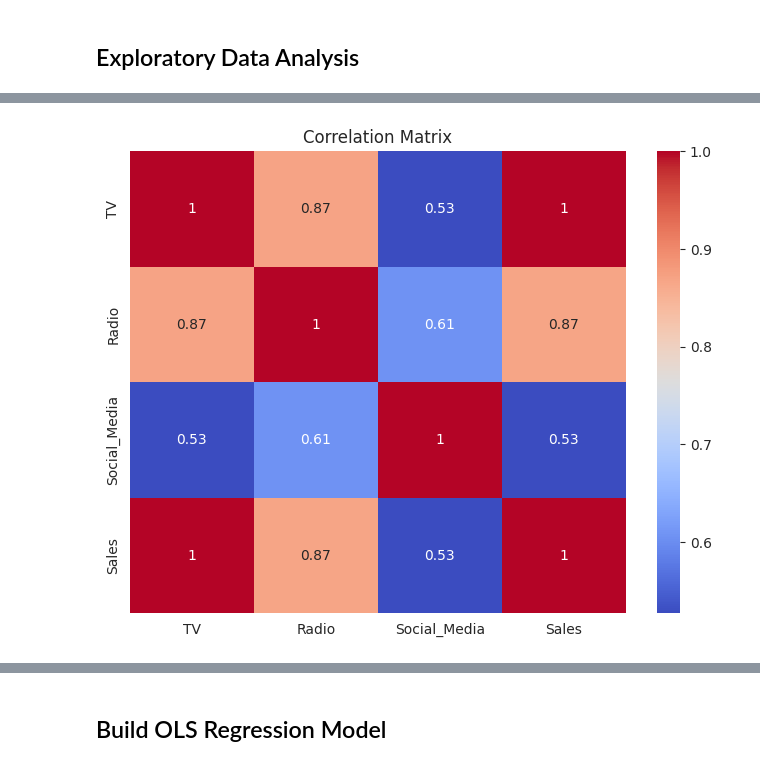
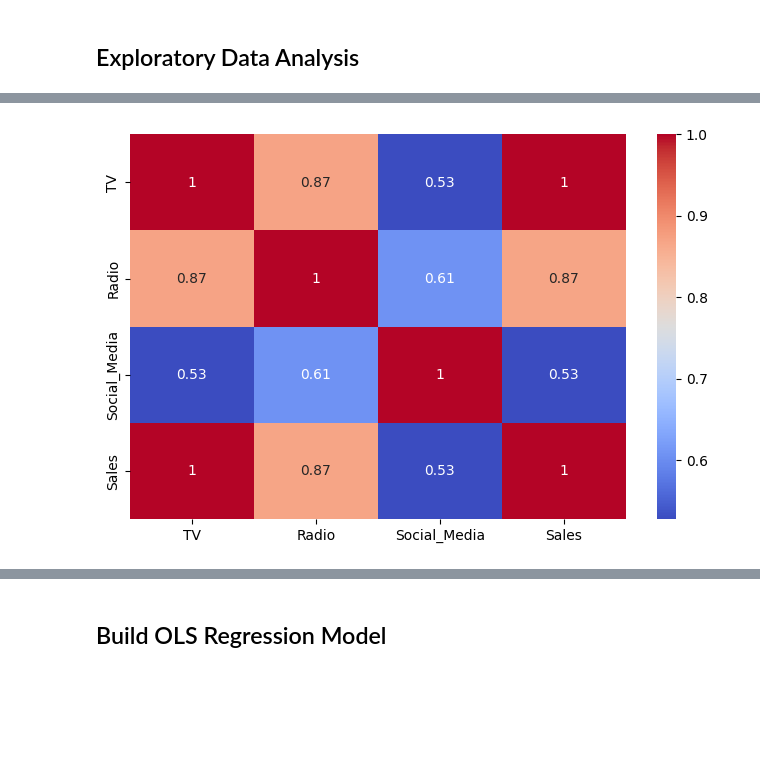
Before and after one commit to Bienbaz/Simple-Linear-Regression-Marketing-ROI-Analysis, a Jupyter notebook: regression_analysis.ipynb, the cells around one changed output, grey strips where cells are left out. Cells and saved outputs as stored; diff of their text form; code cells hidden in the pictures; blank space fills up the shorter version.

```diff
--- a/regression_analysis.ipynb
+++ b/regression_analysis.ipynb
@@ -17,8 +7,8 @@ Saving marketing_and_sales_data_evaluate_lr.csv to marketing_and_sales_data_eval
 # %%
 import pandas as pd
 import numpy as np
+import seaborn as sns
 import matplotlib.pyplot as plt
-import seaborn as sns
 import statsmodels.api as sm
-sns.set_style("whitegrid")
+from statsmodels.stats.diagnostic import het_breuschpagan
 # %%
@@ -57,7 +58,6 @@ Dataset shape: (4546, 4)
 # %%
-plt.figure(figsize=(8,6))
-sns.heatmap(df.corr(numeric_only=True), annot=True, cmap='coolwarm')
-plt.title("Correlation Matrix")
+plt.figure(figsize=(8,5))
+sns.heatmap(df.corr(), annot=True, cmap="coolwarm")
 plt.show()
 # %% [output]
-[figure, old version]
+[figure, new version]
```
Also changed, not shown: parts of 18 cells of this notebook.
